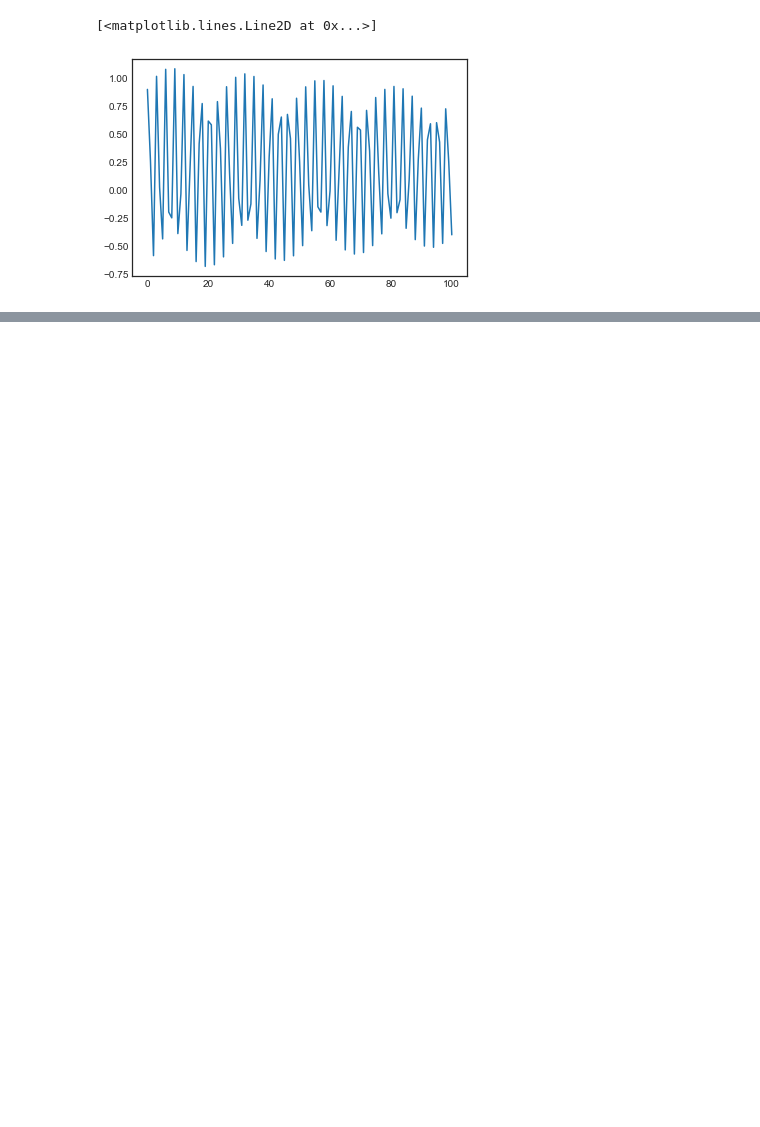
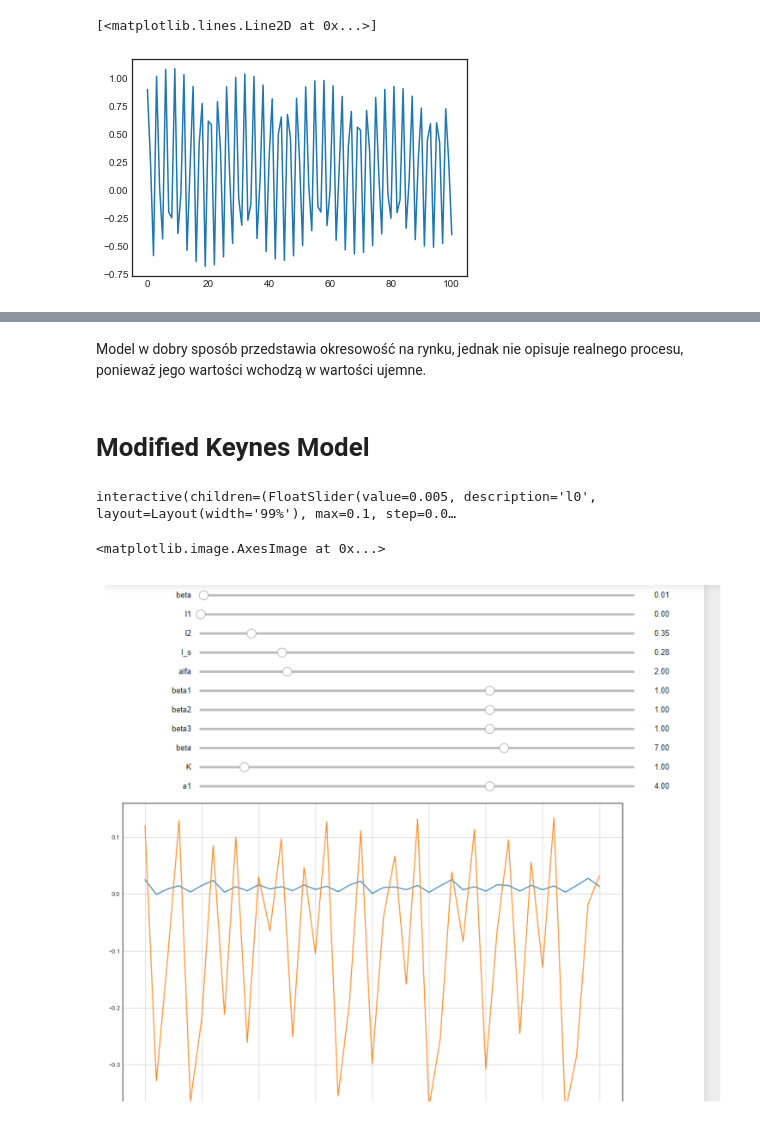
Before and after one commit to kurocho/ISZ, a Jupyter notebook: notebook.ipynb, the cells around one changed output, grey strips where cells are left out. Saved outputs shown, nothing was run; the diff lists cells and outputs as text; code cells hidden in the pictures; blank space fills up the shorter version.

Commit message:
created base and modified model

```diff
--- a/notebook.ipynb
+++ b/notebook.ipynb
@@ -167,0 +126,67 @@ interactive(children=(FloatSlider(value=0.5, description='alfa', layout=Layout(w
+# %% [markdown]
+Model w dobry sposób przedstawia okresowość na rynku, jednak nie opisuje realnego procesu, ponieważ jego wartości wchodzą w wartości ujemne.
+# %% [markdown]
+# Modified Keynes Model
+# %%
+def main(l0, l1, l2, l_s, alfa, beta1, beta2, beta3, beta, K, a1):
+    def I(y):
+        return l0*K/(l0+(K-l0) * math.exp(-1*a1*y))
+
+    def S(y, r):
+        return (l1 * y) + (beta1+beta2) * r * y
+
+    def L(y, r):
+        return r*((l2 * y) - (beta3 * r) - l_s)
+
+    def Keyness_model(y_prev, r_prev):
+        y = alfa * (I(y_prev) - S(y_prev, r_prev))
+        r = beta* L(y_prev, r_prev)
+        return y, r
+
+    y_0 = 0.025
+    r_0 = 0.12
+    Y = [y_0]
+    R = [r_0]
+    I2 = []
+    T=40
+    for dt in range(0, T):
+        y, r = Keyness_model(Y[dt], R[dt])
+        Y.append(y)
+        R.append(r)
+
+    time = np.linspace(0, T, T+1)
+
+    fig, ax = plt.subplots(figsize=(15, 10))
+
+    ax.plot(time, Y, label='Y(national income)')
+    ax.plot(time, R, label='R(Interest)')
+    ax.legend(loc='best')
+    ax.grid()
+
+    plt.show()
+
+interact(main, alfa=FloatSlider(min=0, max=10, step=0.01, value=2, description='alfa', style=style, layout=slider_layout),
+               beta=FloatSlider(min=0, max=10, step=0.01, value=6.1, description='beta', style=style, layout=slider_layout),
+               l0=FloatSlider(min=0, max=0.1, step=0.001, value=0.005, description='l0', style=style, layout=slider_layout),
+               l1=FloatSlider(min=0, max=3, step=0.01, value=0.0, description='l1', style=style, layout=slider_layout),
+               l2=FloatSlider(min=0, max=3, step=0.01, value=0.35, description='l2', style=style, layout=slider_layout),
+               l_s=FloatSlider(min=0, max=1.5, step=0.01, value=0.29, description='l_s', style=style, layout=slider_layout),
+               beta1=FloatSlider(min=0, max=2, step=0.01, value=1, description='beta1', style=style, layout=slider_layout),
+               beta2=FloatSlider(min=0, max=1.5, step=0.01, value=1, description='beta2', style=style, layout=slider_layout),
+               beta3=FloatSlider(min=0, max=1.5, step=0.01, value=1, description='beta3', style=style, layout=slider_layout),
+               K=FloatSlider(min=0, max=10, step=0.01, value=1, description='K', style=style, layout=slider_layout),
+               a1=FloatSlider(min=0, max=6, step=0.01, value=4, description='a1', style=style, layout=slider_layout)
+
+        );
+# %% [output]
+interactive(children=(FloatSlider(value=0.005, description='l0', layout=Layout(width='99%'), max=0.1, step=0.0…
+# %%
+from PIL import Image
+
+image = Image.open('D:/DOWNLOADFILES91218/modied_model.PNG')
+plt.rcParams["figure.figsize"] = (14,8)
+plt.axis('off')
+plt.imshow(image)
+# %% [output]
+<matplotlib.image.AxesImage at 0x...>
+[figure, added]
```
Also changed, not shown: parts of 8 cells of this notebook.
